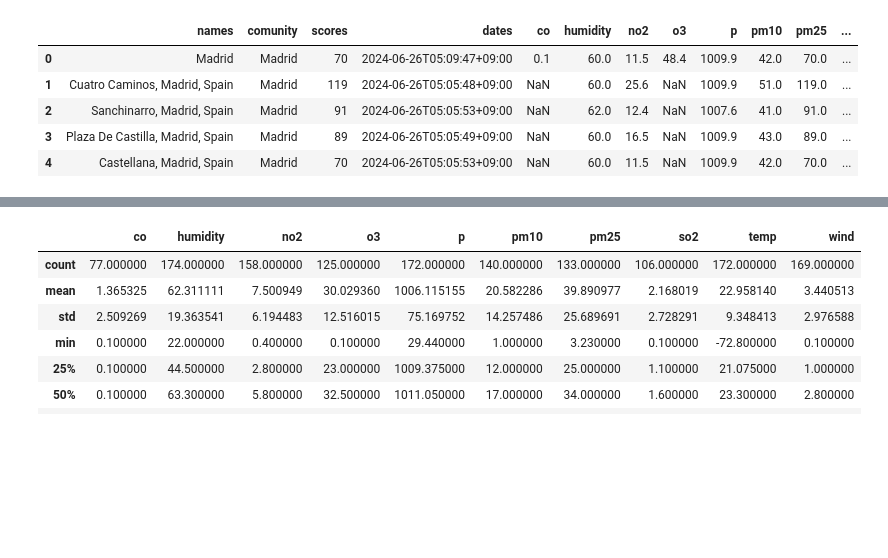
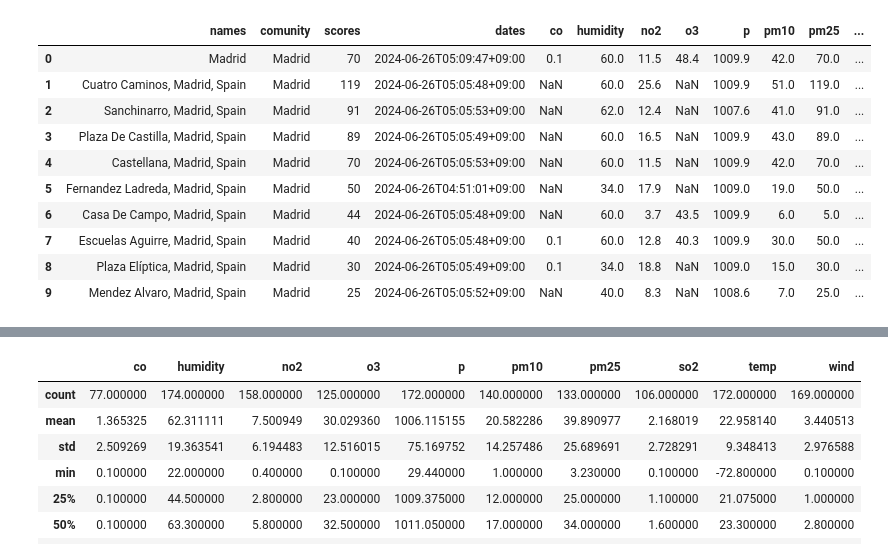
Before and after one commit to JoanLonsan/HAB_Project2_ML, a Jupyter notebook: 3. EDA_Exploratory_Data_Analysis/eda.ipynb, the cells around one changed output, grey strips where cells are left out. Saved outputs shown, nothing was run; the diff lists cells and outputs as text; code cells hidden in the pictures; blank space fills up the shorter version.

```diff
--- a/3. EDA_Exploratory_Data_Analysis/eda.ipynb
+++ b/3. EDA_Exploratory_Data_Analysis/eda.ipynb
@@ -5,11 +5,16 @@ import matplotlib.pyplot as plt
 import seaborn as sns
 # %%
 df = pd.read_csv("../1.2 csvs_raw/cities_stations_20240625_223537.csv")
-df.head()
+df.head(10)
 # %% [output]
 |  | names | comunity | scores | dates | co | humidity | no2 | o3 | p | pm10 | pm25 | ... |
 | 0 | Madrid | Madrid | 70 | 2024-06-26T05:09:47+09:00 | 0.1 | 60.0 | 11.5 | 48.4 | 1009.9 | 42.0 | 70.0 | ... |
 | 1 | Cuatro Caminos, Madrid, Spain | Madrid | 119 | 2024-06-26T05:05:48+09:00 | NaN | 60.0 | 25.6 | NaN | 1009.9 | 51.0 | 119.0 | ... |
 | 2 | Sanchinarro, Madrid, Spain | Madrid | 91 | 2024-06-26T05:05:53+09:00 | NaN | 62.0 | 12.4 | NaN | 1007.6 | 41.0 | 91.0 | ... |
 | 3 | Plaza De Castilla, Madrid, Spain | Madrid | 89 | 2024-06-26T05:05:49+09:00 | NaN | 60.0 | 16.5 | NaN | 1009.9 | 43.0 | 89.0 | ... |
 | 4 | Castellana, Madrid, Spain | Madrid | 70 | 2024-06-26T05:05:53+09:00 | NaN | 60.0 | 11.5 | NaN | 1009.9 | 42.0 | 70.0 | ... |
+| 5 | Fernandez Ladreda, Madrid, Spain | Madrid | 50 | 2024-06-26T04:51:01+09:00 | NaN | 34.0 | 17.9 | NaN | 1009.0 | 19.0 | 50.0 | ... |
+| 6 | Casa De Campo, Madrid, Spain | Madrid | 44 | 2024-06-26T05:05:48+09:00 | NaN | 60.0 | 3.7 | 43.5 | 1009.9 | 6.0 | 5.0 | ... |
+| 7 | Escuelas Aguirre, Madrid, Spain | Madrid | 40 | 2024-06-26T05:05:48+09:00 | 0.1 | 60.0 | 12.8 | 40.3 | 1009.9 | 30.0 | 50.0 | ... |
+| 8 | Plaza Elíptica, Madrid, Spain | Madrid | 30 | 2024-06-26T05:05:49+09:00 | 0.1 | 34.0 | 18.8 | NaN | 1009.0 | 15.0 | 30.0 | ... |
+| 9 | Mendez Alvaro, Madrid, Spain | Madrid | 25 | 2024-06-26T05:05:52+09:00 | NaN | 40.0 | 8.3 | NaN | 1008.6 | 7.0 | 25.0 | ... |
```
Also changed, not shown: parts of 17 cells of this notebook.
